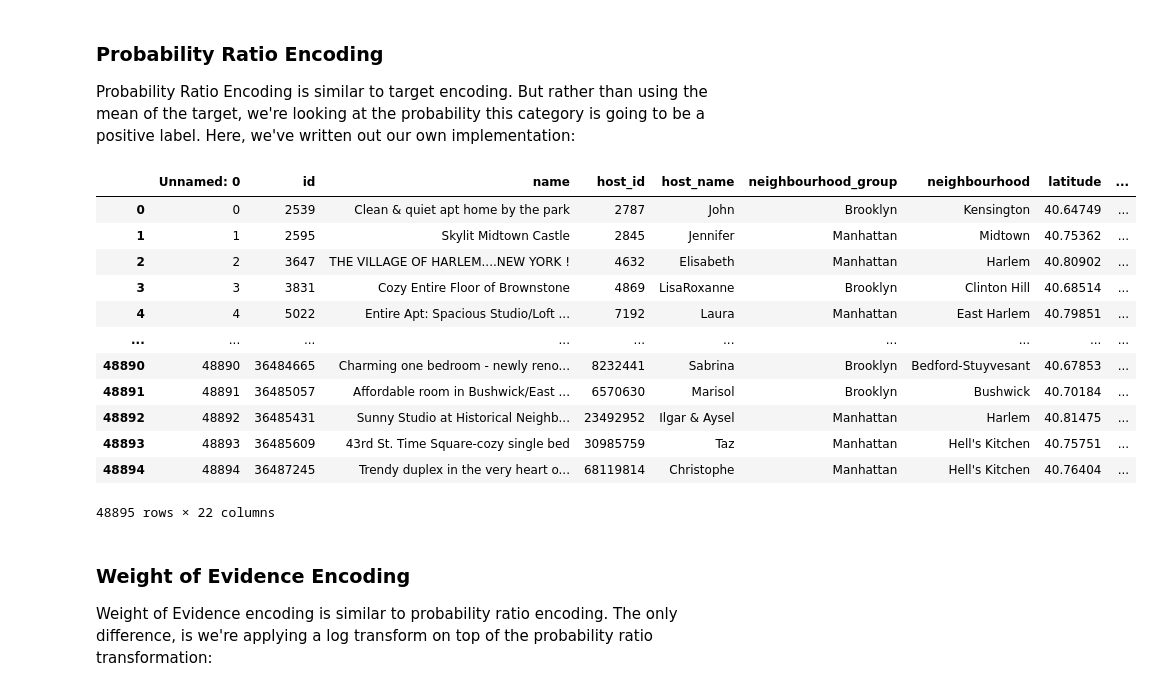
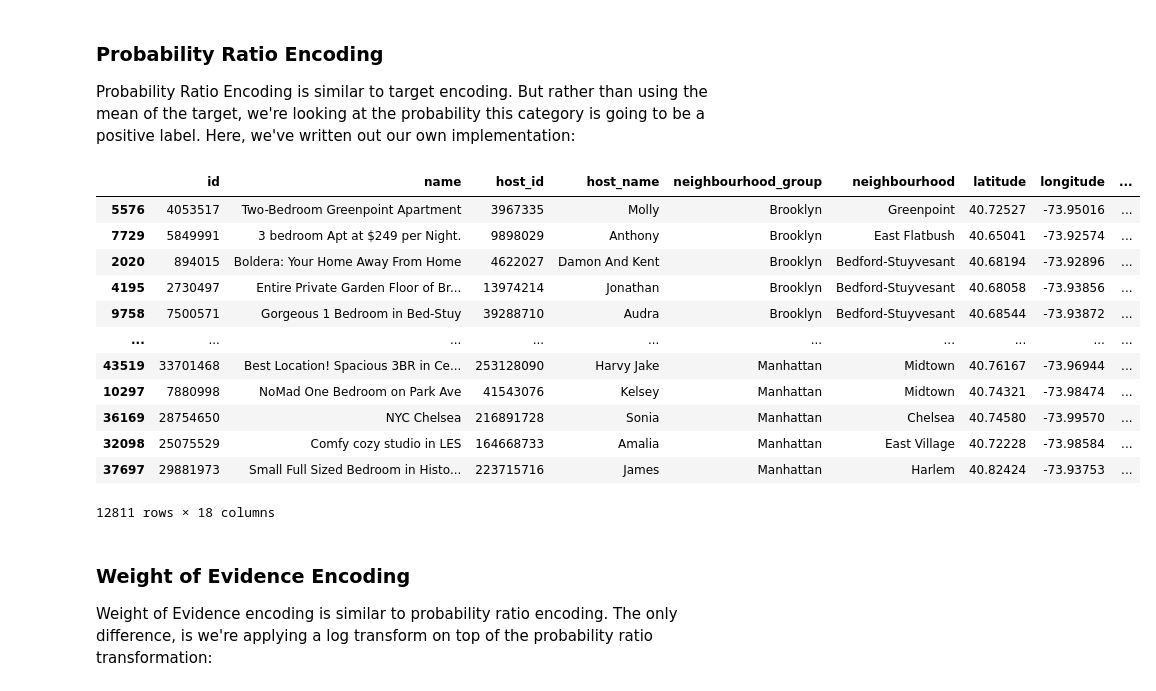
Before and after one commit to PlayingNumbers/ML_Process_Course, a Jupyter notebook: 7_feature_engineering/7_1_categorical_features/section_7_1_categorical_features.ipynb, the cells around one changed output. Drawn from its saved outputs; the diff is of its cells as text; code cells hidden in the pictures.

```diff
--- a/7_feature_engineering/7_1_categorical_features/section_7_1_categorical_features.ipynb
+++ b/7_feature_engineering/7_1_categorical_features/section_7_1_categorical_features.ipynb
@@ -281,45 +308,54 @@ Probability Ratio Encoding is similar to target encoding. But rather than using
 # %%
 class ProbabilityRatioEncoder:
     def fit(self, train_df, categ_col, target_col):
-        self.train_df = train_df
+        self.train_df = train_df.copy()
         self.categ_col = categ_col
         self.target_col = target_col
+        self.ratio_encoder = None
 
-    def transform(self, test_df, constant = 0):
+    def transform(self, test_df, constant = 0, fillna = True):
         totals = self.train_df.groupby([self.categ_col]).size()
         sums = self.train_df.groupby([self.categ_col]).sum()[self.target_col]
-
-        ratio_encoder = (sums+ constant)/totals
+        self.ratio_encoder = ((sums+ constant)/totals)/(1-(sums+ constant)/totals)
 
         col_name = self.categ_col + '_prob_ratio'
-        test_df.loc[:,col_name] = test_df[self.categ_col].apply(lambda x: ratio_encoder[x])
+        test_df.loc[:,col_name] = test_df[self.categ_col].map(self.ratio_encoder)
+
+        if fillna is True:
+            test_df.replace([np.inf, -np.inf], np.nan, inplace=True)
+            test_df[col_name] = test_df[col_name].fillna(0)
+
         return test_df
 # %%
 ## Ignore, creating a categorical target variable
 target_variable = pd.get_dummies(df['expensive'])
 
-df = pd.concat([df,target_variable], axis = 1)
+df_pe = pd.concat([df.drop(['expensive'],axis = 1),target_variable], axis = 1)
+df_pe = df_pe.drop(['non-expensive'], axis = 1)
-# %%
-pre = ProbabilityRatioEncoder()
-
-pre.fit(df, 'neighbourhood','expensive')
-pre_df = pre.transform(df)
-
-pre_df
-# %% [output]
-|  | Unnamed: 0 | id | name | host_id | host_name | neighbourhood_group | neighbourhood | latitude | ... |
-| 0 | 0 | 2539 | Clean & quiet apt home by the park | 2787 | John | Brooklyn | Kensington | 40.64749 | ... |
-| 1 | 1 | 2595 | Skylit Midtown Castle | 2845 | Jennifer | Manhattan | Midtown | 40.75362 | ... |
-| 2 | 2 | 3647 | THE VILLAGE OF HARLEM....NEW YORK ! | 4632 | Elisabeth | Manhattan | Harlem | 40.80902 | ... |
-| 3 | 3 | 3831 | Cozy Entire Floor of Brownstone | 4869 | LisaRoxanne | Brooklyn | Clinton Hill | 40.68514 | ... |
-| 4 | 4 | 5022 | Entire Apt: Spacious Studio/Loft ... | 7192 | Laura | Manhattan | East Harlem | 40.79851 | ... |
-| ... | ... | ... | ... | ... | ... | ... | ... | ... | ... |
-| 48890 | 48890 | 36484665 | Charming one bedroom - newly reno... | 8232441 | Sabrina | Brooklyn | Bedford-Stuyvesant | 40.67853 | ... |
-| 48891 | 48891 | 36485057 | Affordable room in Bushwick/East ... | 6570630 | Marisol | Brooklyn | Bushwick | 40.70184 | ... |
-| 48892 | 48892 | 36485431 | Sunny Studio at Historical Neighb... | 23492952 | Ilgar & Aysel | Manhattan | Harlem | 40.81475 | ... |
-| 48893 | 48893 | 36485609 | 43rd St. Time Square-cozy single bed | 30985759 | Taz | Manhattan | Hell's Kitchen | 40.75751 | ... |
-| 48894 | 48894 | 36487245 | Trendy duplex in the very heart o... | 68119814 | Christophe | Manhattan | Hell's Kitchen | 40.76404 | ... |
-48895 rows × 22 columns
+# %%
+df_train, df_test = train_test_split(df_pe, test_size = 0.33, random_state = 42)
+
+pre = ProbabilityRatioEncoder()
+
+pre.fit(df_train, 'neighbourhood','expensive')
+df_train_pe = pre.transform(df_train)
+df_test_pe = pre.transform(df_test)
+
+df_test_pe
+# %% [output]
+|  | id | name | host_id | host_name | neighbourhood_group | neighbourhood | latitude | longitude | ... |
+| 5576 | 4053517 | Two-Bedroom Greenpoint Apartment | 3967335 | Molly | Brooklyn | Greenpoint | 40.72527 | -73.95016 | ... |
+| 7729 | 5849991 | 3 bedroom Apt at $249 per Night. | 9898029 | Anthony | Brooklyn | East Flatbush | 40.65041 | -73.92574 | ... |
+| 2020 | 894015 | Boldera: Your Home Away From Home | 4622027 | Damon And Kent | Brooklyn | Bedford-Stuyvesant | 40.68194 | -73.92896 | ... |
+| 4195 | 2730497 | Entire Private Garden Floor of Br... | 13974214 | Jonathan | Brooklyn | Bedford-Stuyvesant | 40.68058 | -73.93856 | ... |
+| 9758 | 7500571 | Gorgeous 1 Bedroom in Bed-Stuy | 39288710 | Audra | Brooklyn | Bedford-Stuyvesant | 40.68544 | -73.93872 | ... |
+| ... | ... | ... | ... | ... | ... | ... | ... | ... | ... |
+| 43519 | 33701468 | Best Location! Spacious 3BR in Ce... | 253128090 | Harvy Jake | Manhattan | Midtown | 40.76167 | -73.96944 | ... |
+| 10297 | 7880998 | NoMad One Bedroom on Park Ave | 41543076 | Kelsey | Manhattan | Midtown | 40.74321 | -73.98474 | ... |
+| 36169 | 28754650 | NYC Chelsea | 216891728 | Sonia | Manhattan | Chelsea | 40.74580 | -73.99570 | ... |
+| 32098 | 25075529 | Comfy cozy studio in LES | 164668733 | Amalia | Manhattan | East Village | 40.72228 | -73.98584 | ... |
+| 37697 | 29881973 | Small Full Sized Bedroom in Histo... | 223715716 | James | Manhattan | Harlem | 40.82424 | -73.93753 | ... |
+12811 rows × 18 columns
 # %% [markdown]
 ### Weight of Evidence Encoding
 
```
Also changed, not shown: parts of 36 cells of this notebook.
